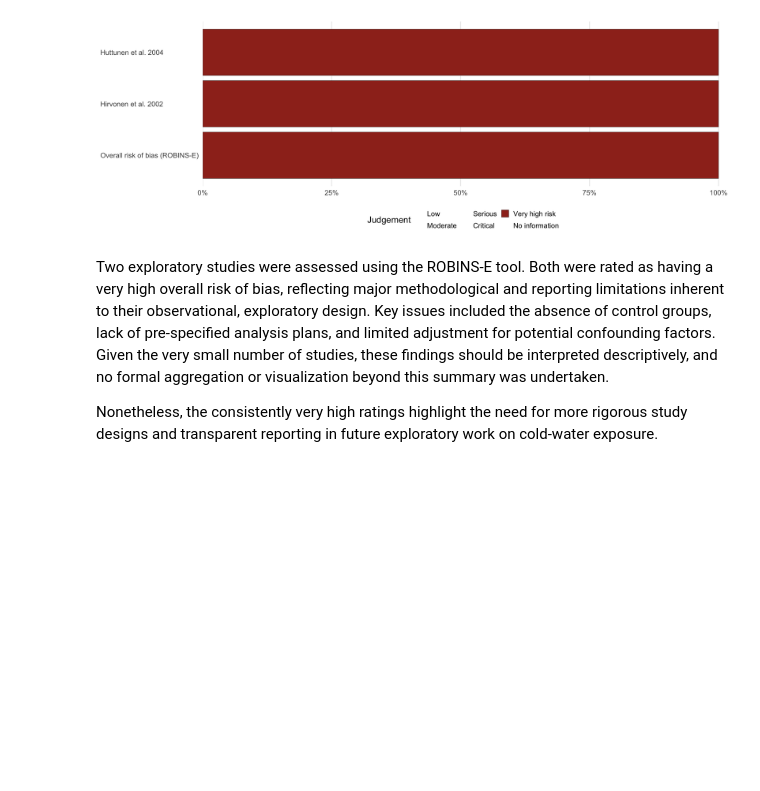
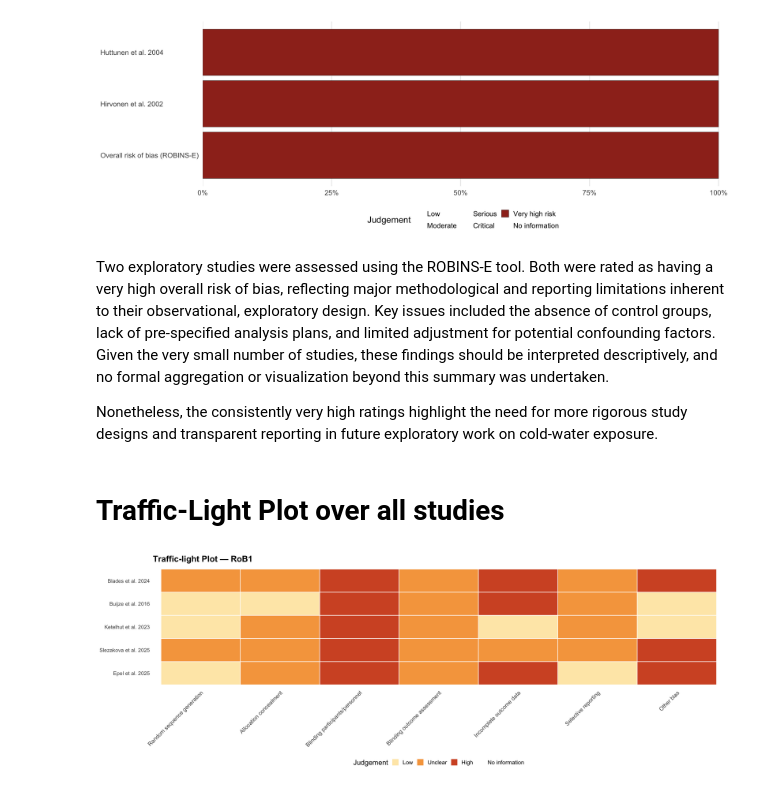
Before and after one commit to sschepanski/CWEMetaAnalysis, a Jupyter notebook: scr/Risk of Bias Analysis.ipynb, the cells around one changed output. Saved outputs shown, nothing was run; the diff lists cells and outputs as text; code cells hidden in the pictures; blank space fills up the shorter version.

```diff
--- a/scr/Risk of Bias Analysis.ipynb
+++ b/scr/Risk of Bias Analysis.ipynb
@@ -789,3 +795,10 @@ ggsave(
   height = 7,
   dpi = 400
 )
+# %% [markdown]
+# Traffic-Light Plot over all studies
+# %%
+# --- helper: recode + ordering for consistent plotting ----
+rob1_levels   <- c("Low", "Unclear", "High", "No information")
+robins_levels <- c("Low", "Moderate", "Serious", "Critical", "No information")
+robinse_levels <- c("Low", "Moderate", "Serious", "Critical", "Very high risk", "No information")
@@ -791,0 +841,27 @@ ggsave(
+# %%
+# ============================================================
+# RoB1 traffic-light (from rob1_raw)
+# ============================================================
+rob1_tl <- rob1_raw %>%
+  transmute(
+    authors,
+    `Random sequence generation` = recode_rob1(`Selection Bias: Random Sequence Generation`),
+    `Allocation concealment` = recode_rob1(`Selection Bias: Allocation Concealment`),
+    `Blinding participants/personnel` = recode_rob1(`Performance Bias: Blinding (Participants and Personnel)`),
+    `Blinding outcome assessment` = recode_rob1(`Detection Bias: Blinding (Outcome Assessment)`),
+    `Incomplete outcome data` = recode_rob1(`Attrition Bias (Incomplete Outcome Data)`),
+    `Selective reporting` = recode_rob1(`Reporting Bias: Selective Reporting`),
+    `Other bias` = recode_rob1(`Other Bias: Other Sources of Bias`)
+  ) %>%
+  pivot_longer(cols = -authors, names_to = "domain", values_to = "judgement")
+
+p_tl_rob1 <- plot_traffic_light(
+  df_long = rob1_tl,
+  tool_title = "Traffic-light Plot — RoB1",
+  level_order = rob1_levels,
+  col_map = cols
+)
+
+p_tl_rob1
+# %% [output]
+[figure, added]
```
Also changed, not shown: parts of 18 cells of this notebook, 46 other files.
